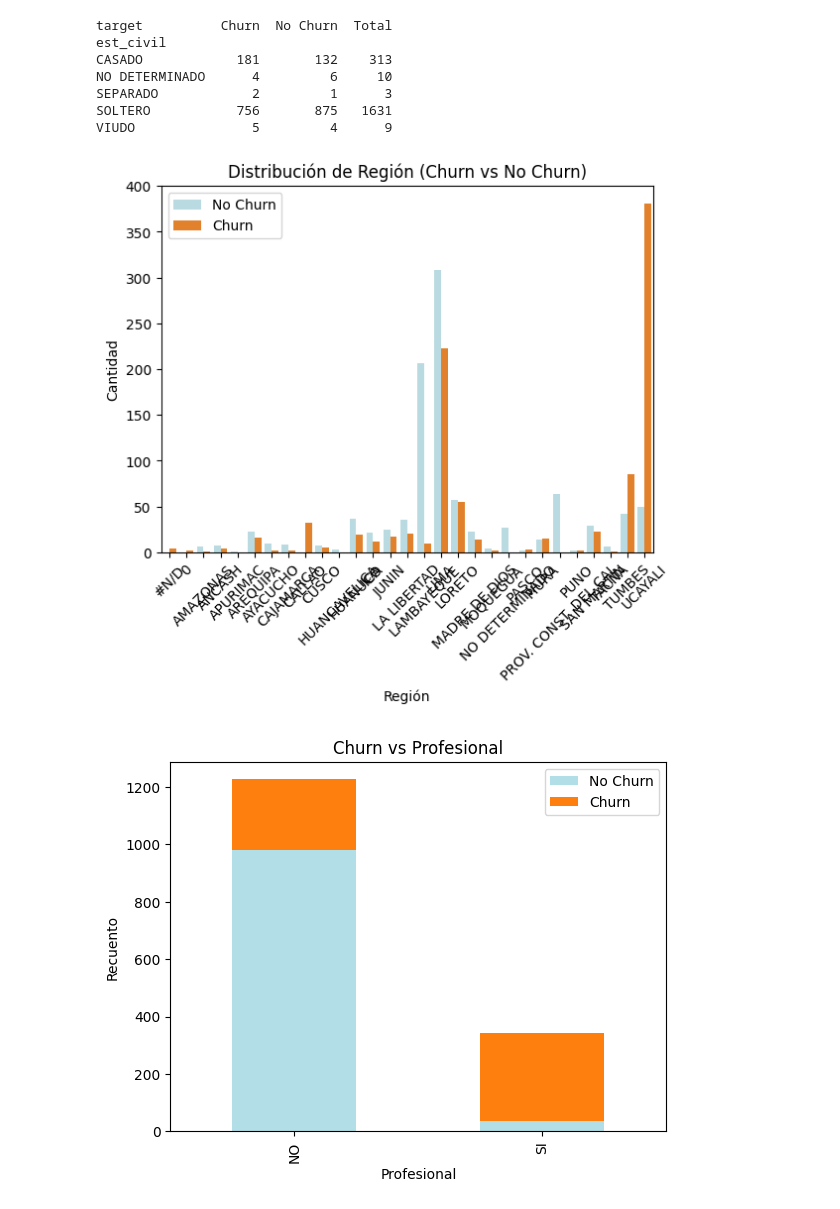
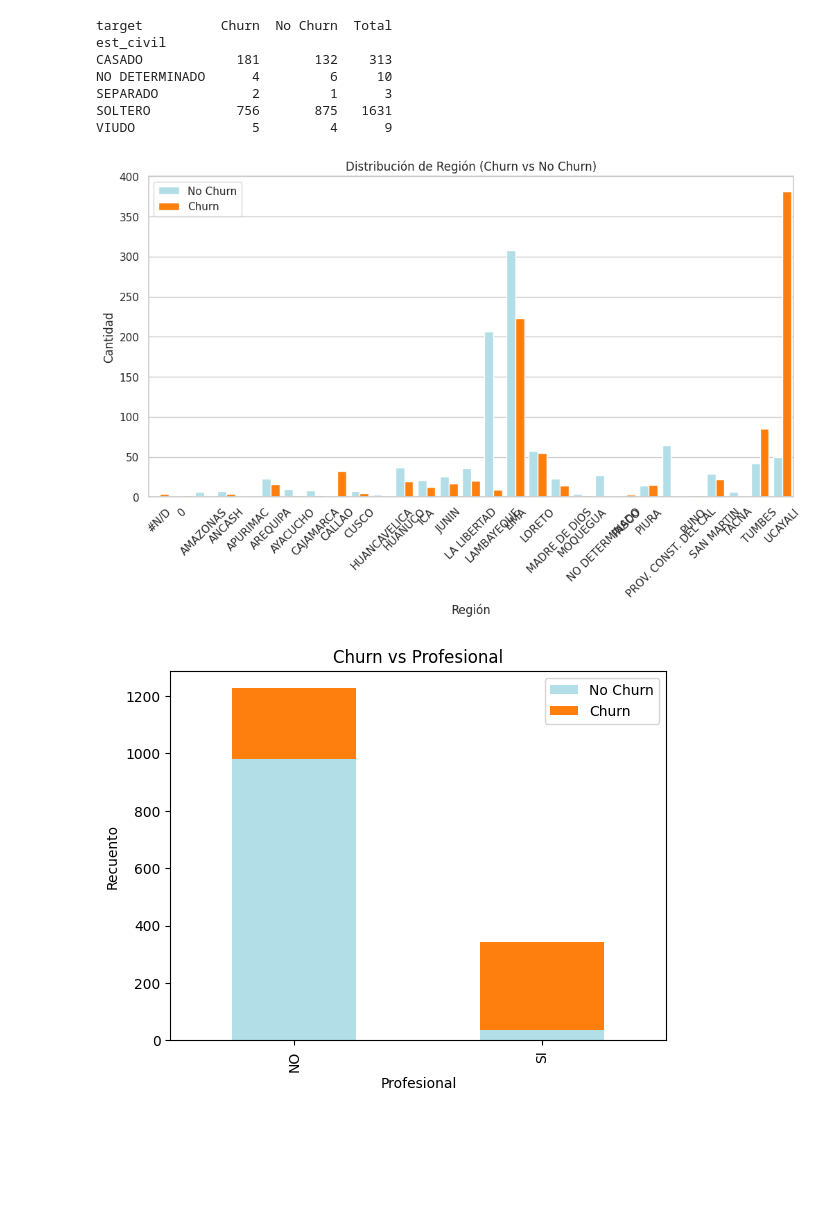
Before and after one commit to raphaelz306/DMC_Course, a Jupyter notebook: Integrador.ipynb, the cells around one changed output. Drawn from its saved outputs; the diff is of its cells as text; code cells hidden in the pictures; blank space fills up the shorter version.

```diff
--- a/Integrador.ipynb
+++ b/Integrador.ipynb
@@ -152,15 +152,17 @@ SEPARADO            2         1      3
 SOLTERO           756       875   1631
 VIUDO               5         4      9
 # %%
-sns.countplot(data=DATA, x='region', hue='target', palette=['#B2DFE7', '#FF7F0E'])
+plt.figure(figsize=(12, 6))
+sns.set(style="whitegrid")
+sns.countplot(data=DATA, x='region', hue='target', palette=['#B2DFE7', '#FF7F0E'], saturation=1)
 plt.title('Distribución de Región (Churn vs No Churn)')
 plt.xlabel('Región')
 plt.ylabel('Cantidad')
 plt.xticks(rotation=45)
 plt.legend(labels=['No Churn', 'Churn'])
 plt.show()
 # %% [output]
-[figure, old version]
+[figure, new version]
 # %%
 # Agrupar los datos por 'profesional' y 'target' y contar las ocurrencias
 grouped_data = DATA.groupby(['profesional', 'target']).size().unstack()
```
Also changed, not shown: parts of 1 cell of this notebook.
